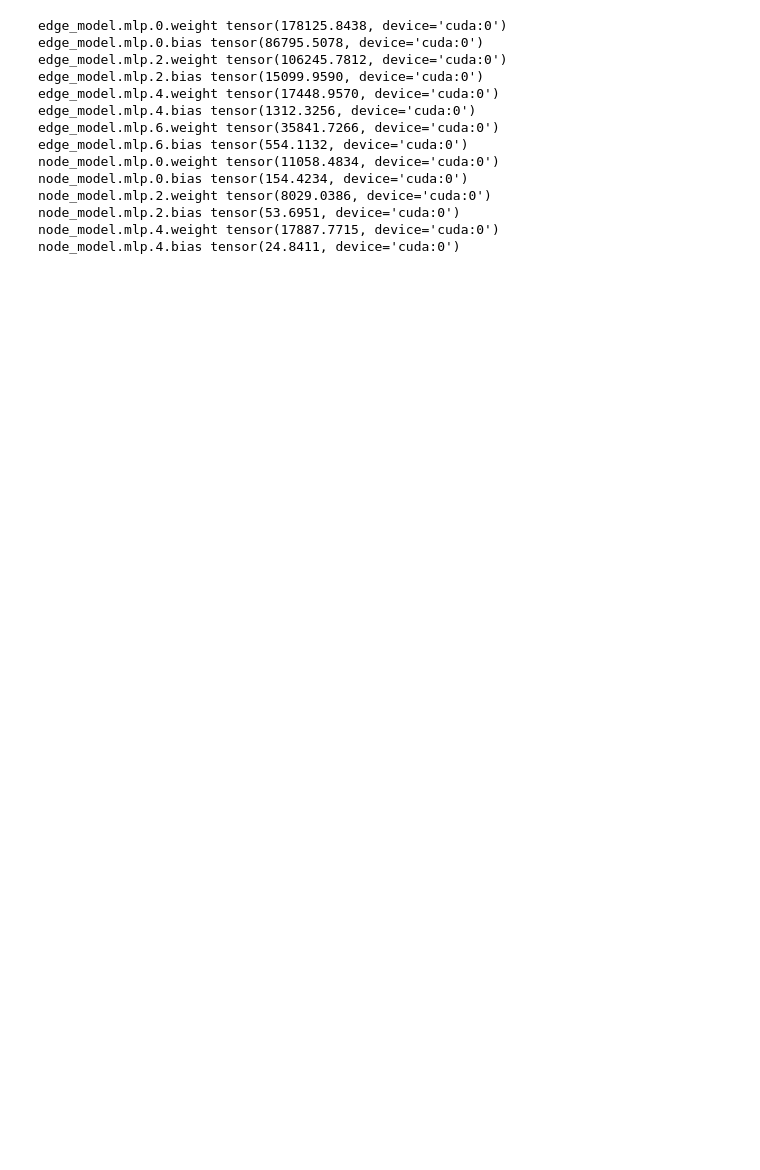
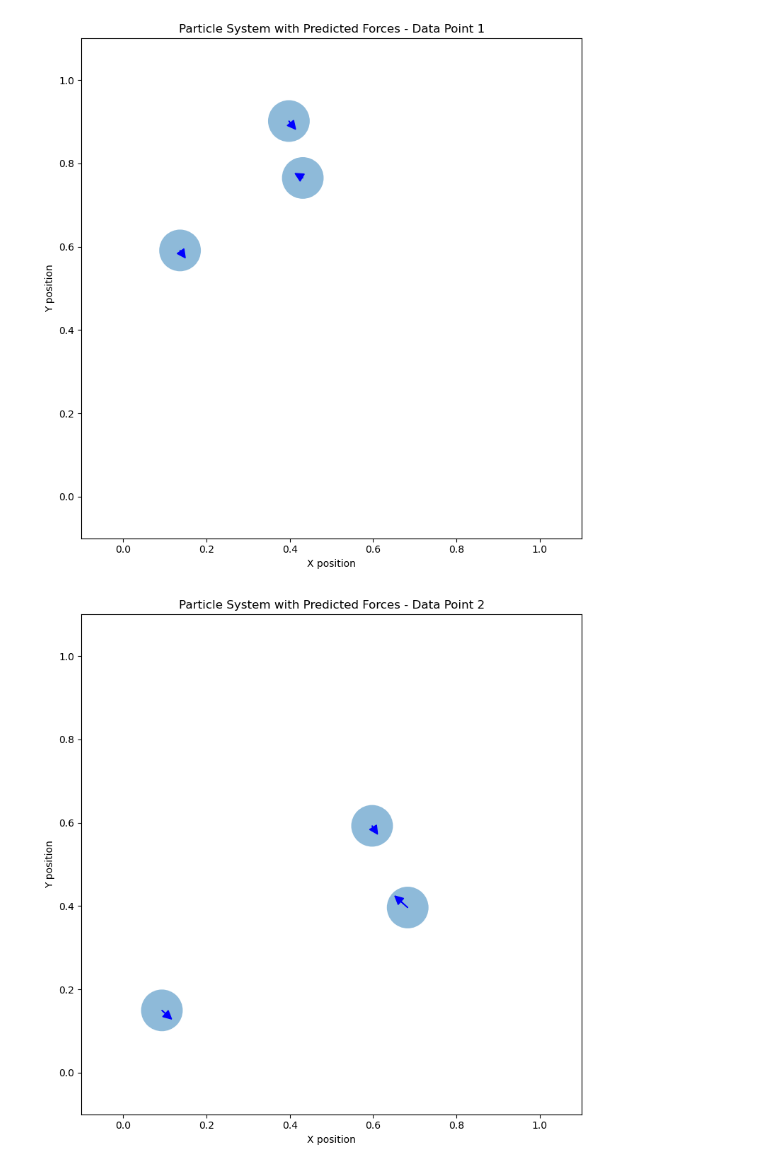
Before and after one commit to PolG24/TFG, a Jupyter notebook: gravity/data_generation.ipynb, the cells around one changed output. Saved outputs shown, nothing was run; the diff lists cells and outputs as text; code cells hidden in the pictures; blank space fills up the shorter version.

```diff
--- a/gravity/data_generation.ipynb
+++ b/gravity/data_generation.ipynb
@@ -283,10 +283,10 @@ model = model.to(device)
 
 # Define a loss function and optimizer
 criterion = nn.MSELoss()
-optimizer = optim.Adam(model.parameters(), lr=0.00001)
+optimizer = optim.Adam(model.parameters(), lr=0.001)
 
 # Training loop
-num_epochs = 3000  # Define the number of epochs
+num_epochs = 30  # Define the number of epochs
 for epoch in range(num_epochs):
     model.train()
     optimizer.zero_grad()
@@ -307,7 +307,7 @@ for epoch in range(num_epochs):
         optimizer.step()
 
     # Print loss for every 10 epochs
-    if (epoch + 1) % 10 == 0:
+    if (epoch + 1) % 1 == 0:
         print(f'Epoch [{epoch+1}/{num_epochs}], Loss: {loss.item():.4f}')
 
 # After training, the model is ready for evaluation or further use
@@ -333,19 +333,0 @@ Training complete!
-# %%
-for name, param in model.named_parameters():
-    if param.requires_grad:
-        print(name, param.grad.norm())
-# %% [output]
-edge_model.mlp.0.weight tensor(178125.8438, device='cuda:0')
-edge_model.mlp.0.bias tensor(86795.5078, device='cuda:0')
-edge_model.mlp.2.weight tensor(106245.7812, device='cuda:0')
-edge_model.mlp.2.bias tensor(15099.9590, device='cuda:0')
-edge_model.mlp.4.weight tensor(17448.9570, device='cuda:0')
-edge_model.mlp.4.bias tensor(1312.3256, device='cuda:0')
-edge_model.mlp.6.weight tensor(35841.7266, device='cuda:0')
-edge_model.mlp.6.bias tensor(554.1132, device='cuda:0')
-node_model.mlp.0.weight tensor(11058.4834, device='cuda:0')
-node_model.mlp.0.bias tensor(154.4234, device='cuda:0')
-node_model.mlp.2.weight tensor(8029.0386, device='cuda:0')
-node_model.mlp.2.bias tensor(53.6951, device='cuda:0')
-node_model.mlp.4.weight tensor(17887.7715, device='cuda:0')
-node_model.mlp.4.bias tensor(24.8411, device='cuda:0')
@@ -351,0 +363,41 @@ node_model.mlp.4.bias tensor(24.8411, device='cuda:0')
+# %%
+def plot_predicted_forces(data_point, index):
+    fig, ax = plt.subplots(figsize=(8, 8))
+
+    # Set plot limits
+    ax.set_xlim(-0.1, 1.1)
+    ax.set_ylim(-0.1, 1.1)
+
+    # Find the maximum mass for scaling
+    max_mass = max(particle[2] for particle in data_point)
+
+    # Plot particles and forces
+    for particle in data_point:
+        x, y, mass, force = particle
+
+        # Plot particle as a circle
+        radius = (mass / max_mass) / 20  # Scale radius relative to maximum mass
+        circle = plt.Circle((x, y), radius=radius, fill=True, alpha=0.5)
+        ax.add_artist(circle)
+
+        # Plot predicted force arrow
+        force_x, force_y = force
+        # Scale arrow length
+        scale = 0.002
+        ax.arrow(x, y, force_x * scale, force_y * scale,
+                 head_width=0.02, head_length=0.02, fc='b', ec='b')
+
+    ax.set_aspect('equal')
+    ax.set_title(f'Particle System with Predicted Forces - Data Point {index}')
+    ax.set_xlabel('X position')
+    ax.set_ylabel('Y position')
+
+    plt.tight_layout()
+    plt.show()
+
+# Plot the predicted forces for the first 3 data points
+for i, data_point in enumerate(predicted_particle_dataset[:3]):
+    plot_predicted_forces(data_point, i + 1)
+# %% [output]
+[figure, added]
+[figure, added]
```
Also changed, not shown: parts of 7 cells of this notebook.
